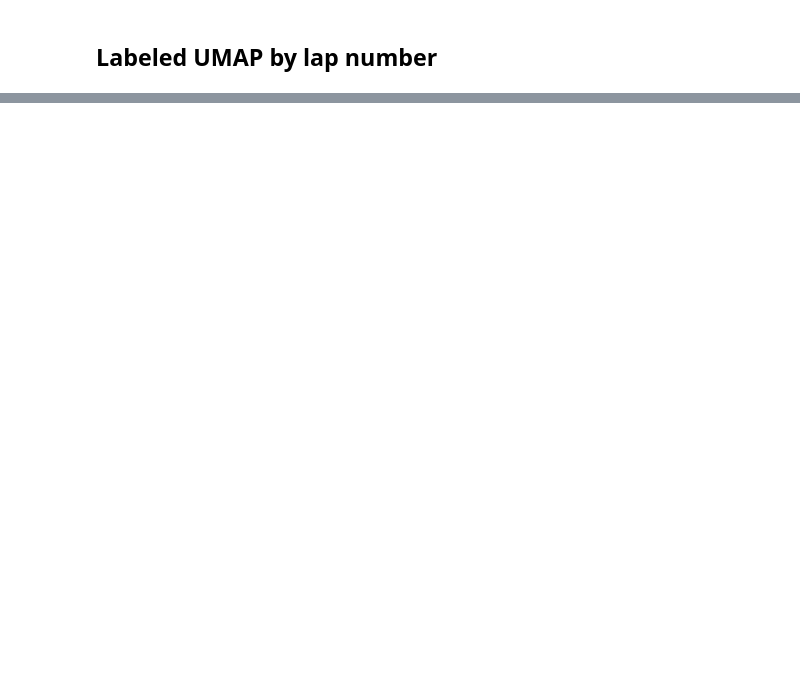
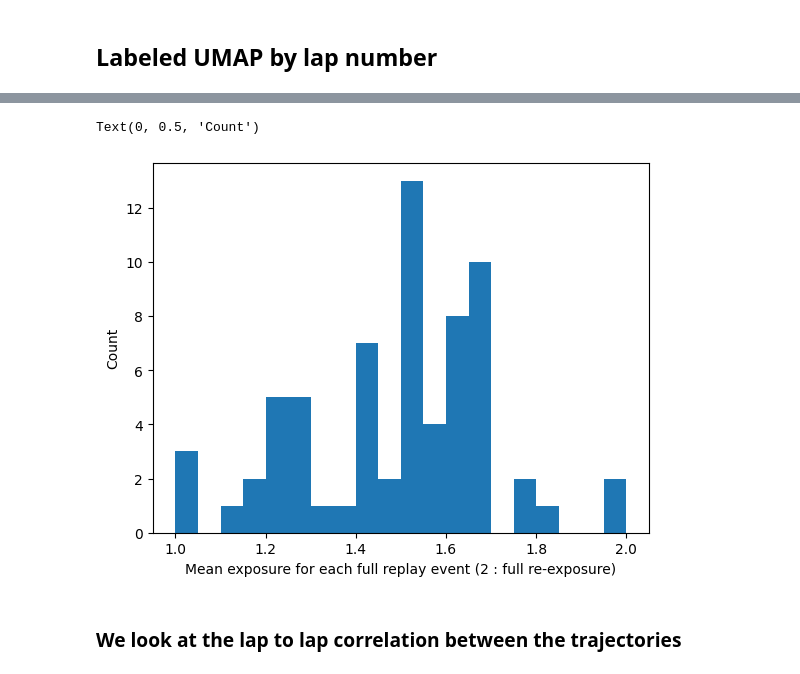
Before and after one commit to bendor-lab/Representational_drift_and_replay_analysis, a Jupyter notebook: Dimension Reduction/UMAP/projection_exposure_re-exposure.ipynb, the cells around one changed output, grey strips where cells are left out. Cells and saved outputs as stored; diff of their text form; code cells hidden in the pictures; blank space fills up the shorter version.

```diff
--- a/Dimension Reduction/UMAP/projection_exposure_re-exposure.ipynb
+++ b/Dimension Reduction/UMAP/projection_exposure_re-exposure.ipynb
@@ -163,0 +276,14 @@ fig.show()
+# %%
+# We get the quantity of replay IDs that are full exposure 2, mixed, full exposure 1
+
+uniqueID = np.unique(dRep["id"])
+allMeans = [np.mean(exposure[dRep["id"] == i]) for i in uniqueID]
+
+plt.hist(allMeans, 20)
+plt.xlabel("Mean exposure for each full replay event (2 : full re-exposure)")
+plt.ylabel("Count")
+# %% [output]
+Text(0, 0.5, 'Count')
+[figure, added]
+# %% [markdown]
+### We look at the lap to lap correlation between the trajectories
```
Also changed, not shown: parts of 21 cells of this notebook, 26 other files.
